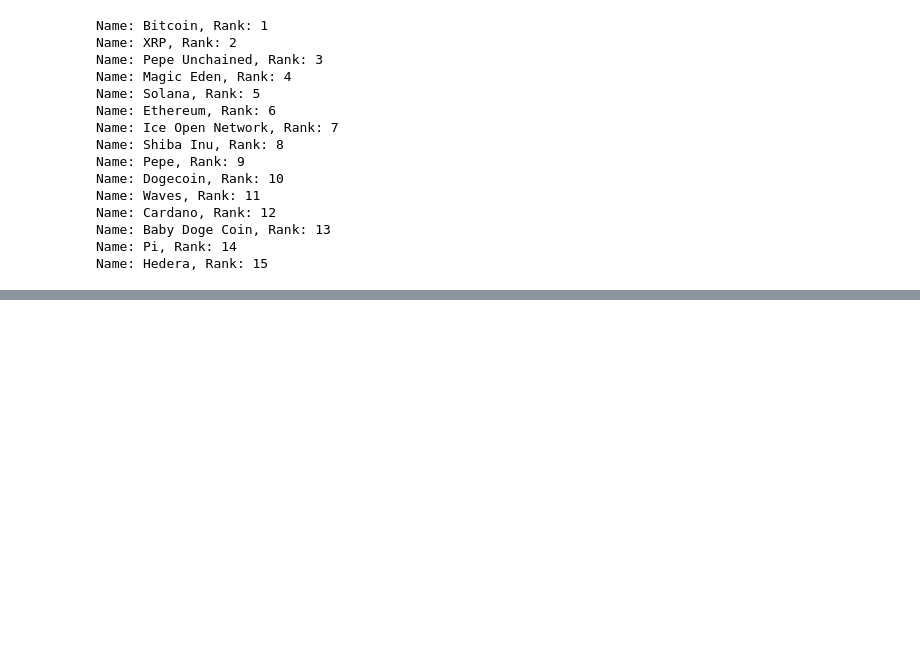
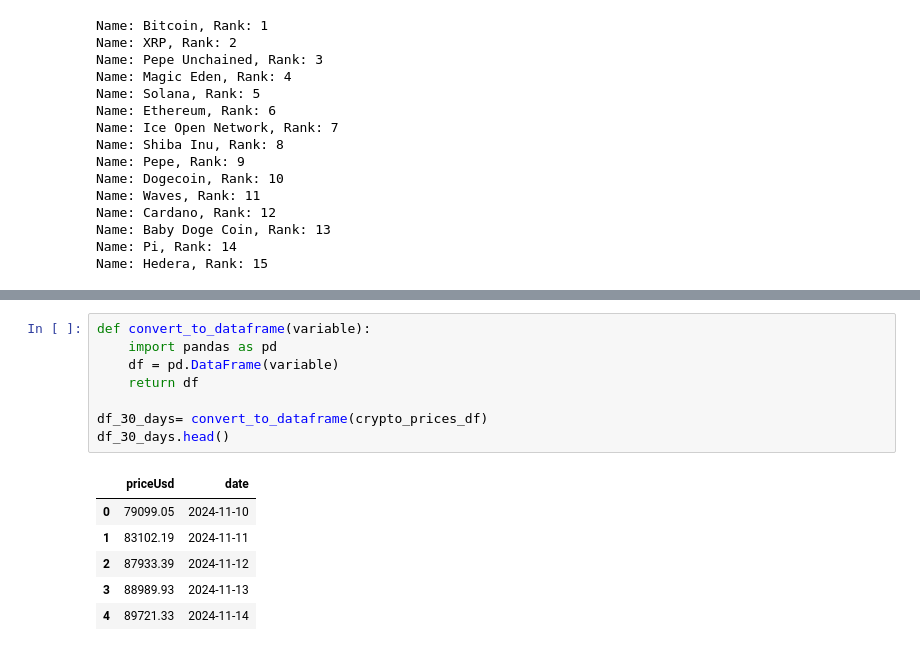
Before and after one commit to Jack4mcc/Crypto-Analysis, a Jupyter notebook: Project3.ipynb, the cells around one changed output, grey strips where cells are left out. Drawn from its saved outputs; the diff is of its cells as text; blank space fills up the shorter version.

```diff
--- a/Project3.ipynb
+++ b/Project3.ipynb
@@ -243,0 +244,15 @@ Dataframe of last 15 days prices in Bitcoin until 2024-11-08:
+# %%
+def convert_to_dataframe(variable):
+    import pandas as pd
+    df = pd.DataFrame(variable)
+    return df
+
+df_30_days= convert_to_dataframe(crypto_prices_df)
+df_30_days.head()
+# %% [output]
+|  | priceUsd | date |
+| 0 | 79099.05 | 2024-11-10 |
+| 1 | 83102.19 | 2024-11-11 |
+| 2 | 87933.39 | 2024-11-12 |
+| 3 | 88989.93 | 2024-11-13 |
+| 4 | 89721.33 | 2024-11-14 |
```
Also changed, not shown: parts of 8 cells of this notebook.
